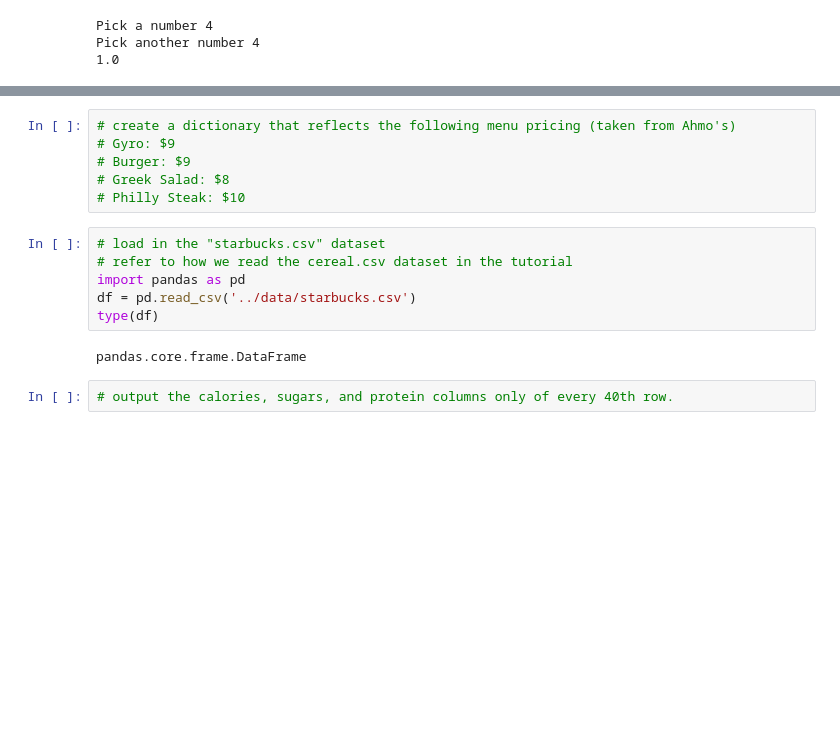
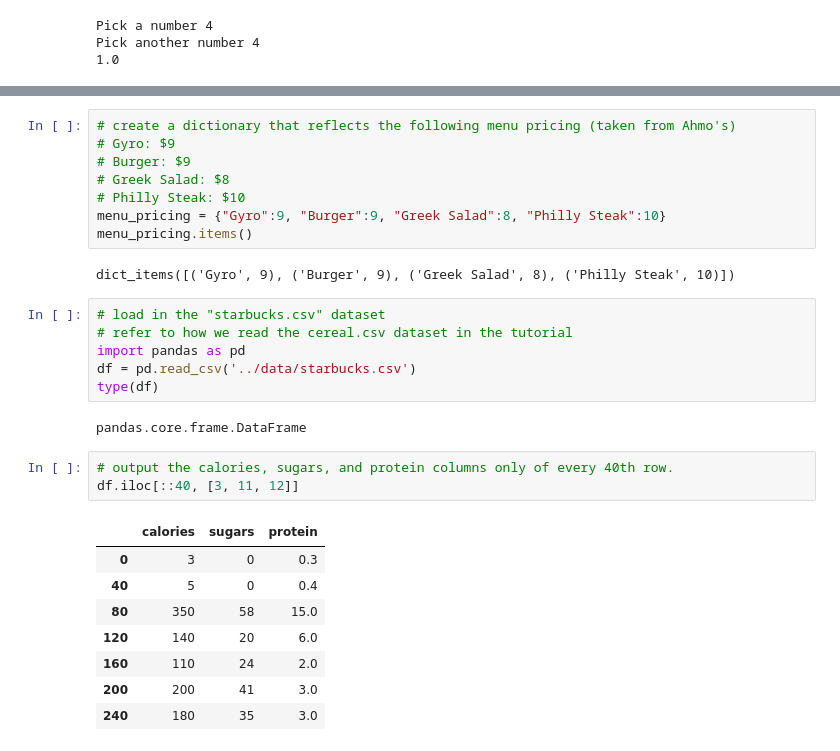
Before and after one commit to fahdeh/MDST-Tutorial, a Jupyter notebook: tutorial0/checkpoint0.ipynb, the cells around one changed output, grey strips where cells are left out. Drawn from its saved outputs; the diff is of its cells as text; blank space fills up the shorter version.

```diff
--- a/tutorial0/checkpoint0.ipynb
+++ b/tutorial0/checkpoint0.ipynb
@@ -84,6 +84,10 @@ FizzBuzz
 # Burger: $9
 # Greek Salad: $8
 # Philly Steak: $10
+menu_pricing = {"Gyro":9, "Burger":9, "Greek Salad":8, "Philly Steak":10}
+menu_pricing.items()
+# %% [output]
+dict_items([('Gyro', 9), ('Burger', 9), ('Greek Salad', 8), ('Philly Steak', 10)])
 # %%
 # load in the "starbucks.csv" dataset
 # refer to how we read the cereal.csv dataset in the tutorial
@@ -94,5 +98,15 @@ type(df)
 pandas.core.frame.DataFrame
 # %%
 # output the calories, sugars, and protein columns only of every 40th row.
+df.iloc[::40, [3, 11, 12]]
+# %% [output]
+|  | calories | sugars | protein |
+| 0 | 3 | 0 | 0.3 |
+| 40 | 5 | 0 | 0.4 |
+| 80 | 350 | 58 | 15.0 |
+| 120 | 140 | 20 | 6.0 |
+| 160 | 110 | 24 | 2.0 |
+| 200 | 200 | 41 | 3.0 |
+| 240 | 180 | 35 | 3.0 |
 # %%
 # select all rows with more than and including 400 calories
```
Also changed, not shown: parts of 8 cells of this notebook.
